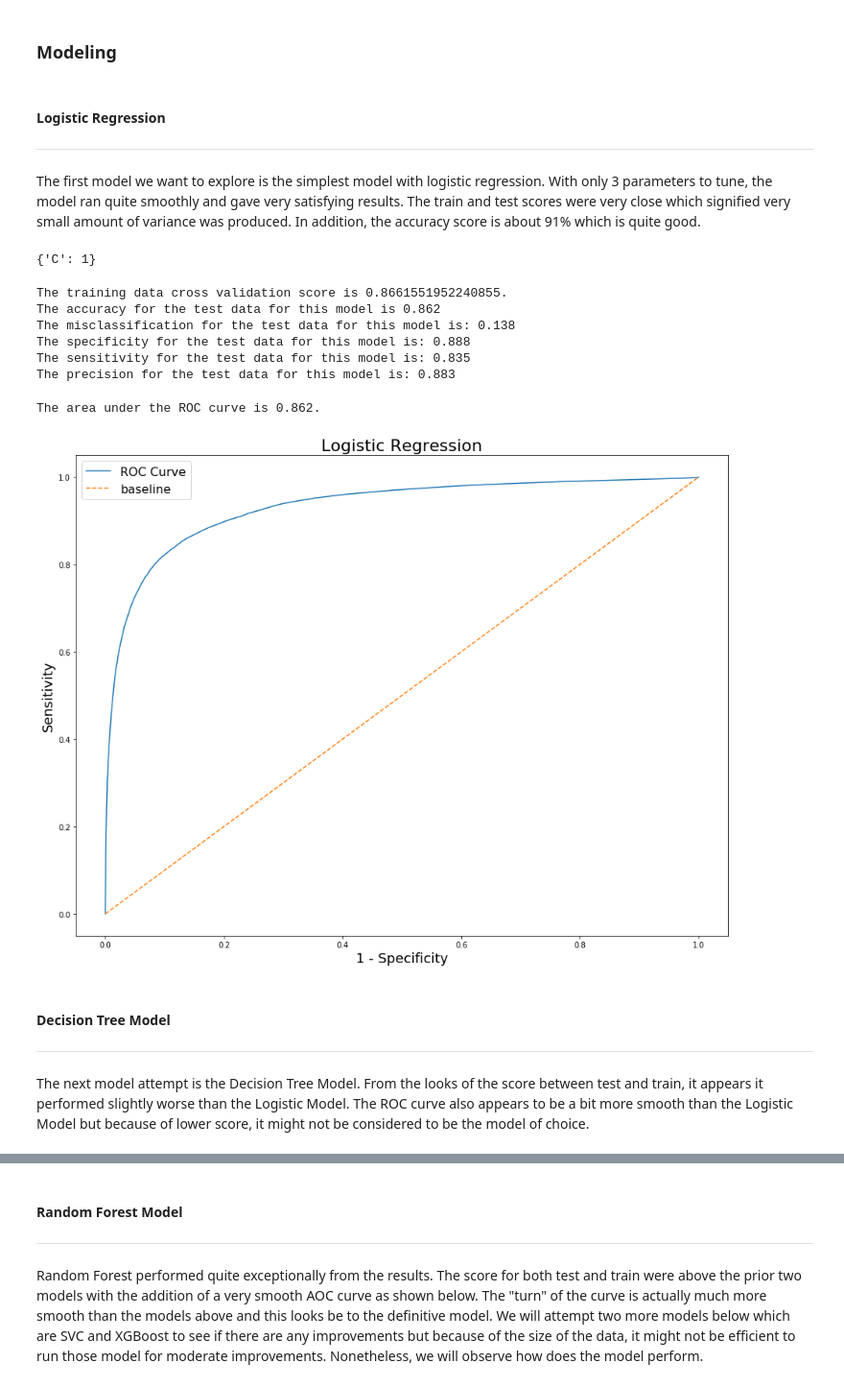
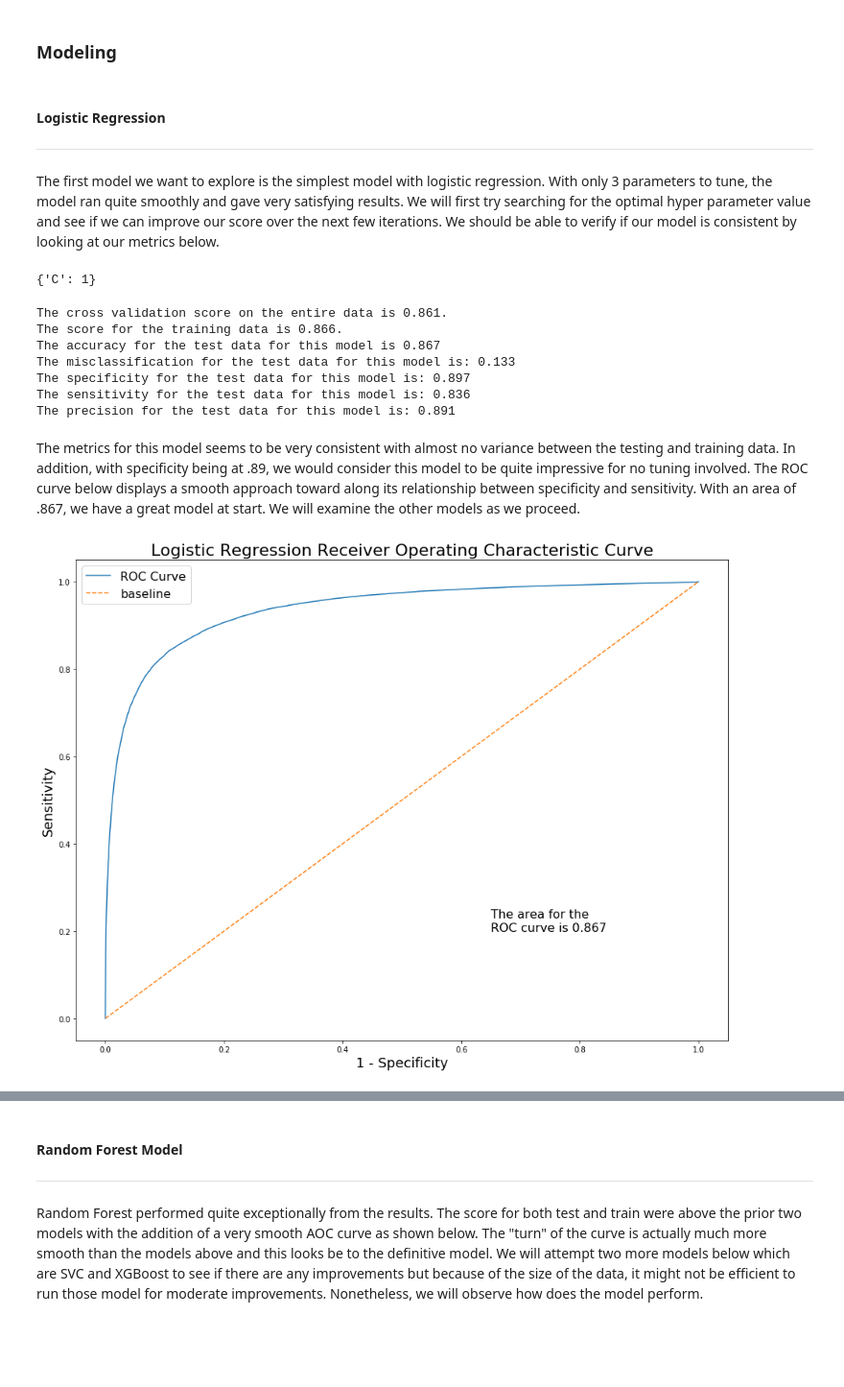
Before and after one commit to Tempyst/League-of-Legends, a Jupyter notebook: code/League of Legends.ipynb, the cells around one changed output, grey strips where cells are left out. Shown at 96% size. Cells and saved outputs as stored; diff of their text form; code cells hidden in the pictures; blank space fills up the shorter version.

```diff
--- a/code/League of Legends.ipynb
+++ b/code/League of Legends.ipynb
@@ -577,9 +597,12 @@ sc_kda_dom = sc.fit_transform(players_new[['kda', 'dominance_factor']])
 silhou_k = []
 inertia_k = []
 
-for i in range(2, 5):
+for i in range(2, 15):
     km = KMeans(n_clusters=i, n_jobs = -1, verbose = 2)
     km.fit(sc_kda_dom)
-    silhou_k.append(silhouette_score(sc_kda_dom, km.labels_))
+
+    # As we collect the silhouette score, we are taking a small sample size instead of the whole data because the size is
+    # just too large and the function would not run when using the full set of data.
+    silhou_k.append(silhouette_score(sc_kda_dom, km.labels_, sample_size = 50000))
     inertia_k.append(km.inertia_)
 # %%
@@ -606,5 +640,5 @@ plt.tight_layout()
 # %%
-km = KMeans(n_clusters=7)
+km = KMeans(n_clusters=4, random_state = random_state, n_jobs = -1)
 km.fit(sc_kda_dom)
 # %% [output]
 KMeans(algorithm='auto', copy_x=True, init='k-means++', max_iter=300,
@@ -664,7 +696,7 @@ def metrics(y_true, y_pred, model, X_test):
 # %% [markdown]
 The function below is taken from our third project, The Reddit Forum Analysis, which was borrowed from our lecture. This function's primary output is generating the Receiver Operating Characteristic curve which shows the relationship between senstivity and 1-specificity. We want to observe the this curve because it tells us how our model performed based on the shape of the curve. The absolute ideal shape is a right angle forming at the upper left corner of the graph with an area of 1.
 # %%
-def roc(model_prob, X_test, y_test, y_pred, name_of_chart):
+def roc(model_prob, X_test, y_test, y_pred, name_of_chart, filename):
     # code for this graph is from GA DSI Lecture 4.04
     model_prob = [i[1] for i in model_prob.predict_proba(X_test)]
     model_pred_df = pd.DataFrame({'true_values': y_test,
@@ -713,14 +745,12 @@ def roc(model_prob, X_test, y_test, y_pred, name_of_chart):
     plt.title(name_of_chart, fontsize=22)
     plt.ylabel('Sensitivity', fontsize=18)
     plt.xlabel('1 - Specificity', fontsize=18)
-
+    plt.text(.65, .2, f'The area for the\nROC curve is {round(roc_auc_score(y_test, y_pred), 3)}', fontsize = 16)
 
     plt.legend(fontsize=16)
 
     plt.tight_layout()
-#     plt.savefig(f'../graphs/{str(filename)}.png'); #saves the
-
-    print(f'The area under the ROC curve is {round(roc_auc_score(y_test, y_pred), 3)}.')
+    plt.savefig(f'../graphs/{filename}.png'); # saves the graph as a png file
 # %%
 # for the features, we are dropping game mode, players without lane declaration, and death_kda
 X = players_new.drop(columns = ['victory', 'game_mode', 'lane_NONE', 'death_kda'])
@@ -744,5 +774,5 @@ pd.DataFrame(list(round(y.value_counts(normalize = True), 4)), columns = ['Basel
 # %% [markdown]
 #### Logistic Regression
 ---
-The first model we want to explore is the simplest model with logistic regression. With only 3 parameters to tune, the model ran quite smoothly and gave very satisfying results. The train and test scores were very close which signified very small amount of variance was produced. In addition, the accuracy score is about 91% which is quite good.
+The first model we want to explore is the simplest model with logistic regression. With only 3 parameters to tune, the model ran quite smoothly and gave very satisfying results. We will first try searching for the optimal hyper parameter value and see if we can improve our score over the next few iterations. We should be able to verify if our model is consistent by looking at our metrics below.
 # %%
@@ -753,24 +785,22 @@ gs_lr.best_params_
 # %% [output]
 {'C': 1}
 # %%
-lr = LogisticRegression(C = 1)
+lr = LogisticRegression()
 lr.fit(X_train, y_train)
 y_pred_lr = lr.predict(X_test)
-print(f'The training data cross validation score is {cross_val_score(lr, X_train, y_train, cv = 5).mean()}.')
-metrics(y_test, y_pred_lr, lr, X_test)
+
+metrics(y_test, y_pred_lr, lr)
 # %% [output]
-The training data cross validation score is 0.8661551952240855.
-The accuracy for the test data for this model is 0.862
-The misclassification for the test data for this model is: 0.138
-The specificity for the test data for this model is: 0.888
-The sensitivity for the test data for this model is: 0.835
-The precision for the test data for this model is: 0.883
+The cross validation score on the entire data is 0.861.
+The score for the training data is 0.866.
+The accuracy for the test data for this model is 0.867
+The misclassification for the test data for this model is: 0.133
+The specificity for the test data for this model is: 0.897
+The sensitivity for the test data for this model is: 0.836
+The precision for the test data for this model is: 0.891
+# %% [markdown]
+The metrics for this model seems to be very consistent with almost no variance between the testing and training data. In addition, with specificity being at .89, we would consider this model to be quite impressive for no tuning involved. The ROC curve below displays a smooth approach toward along its relationship between specificity and sensitivity. With an area of .867, we have a great model at start. We will examine the other models as we proceed.
 # %%
-roc(lr, X_test, y_test, y_pred_lr, 'Logistic Regression')
+roc(lr, X_test, y_test, y_pred_lr, 'Logistic Regression Receiver Operating Characteristic Curve', 'Logistic ROC')
 # %% [output]
-The area under the ROC curve is 0.862.
-[figure, old version]
+[figure, new version]
-# %% [markdown]
-#### Decision Tree Model
----
-The next model attempt is the Decision Tree Model. From the looks of the score between test and train, it appears it performed slightly worse than the Logistic Model. The ROC curve also appears to be a bit more smooth than the Logistic Model but because of lower score, it might not be considered to be the model of choice.
```
Also changed, not shown: parts of 46 cells of this notebook, 24 other files.
